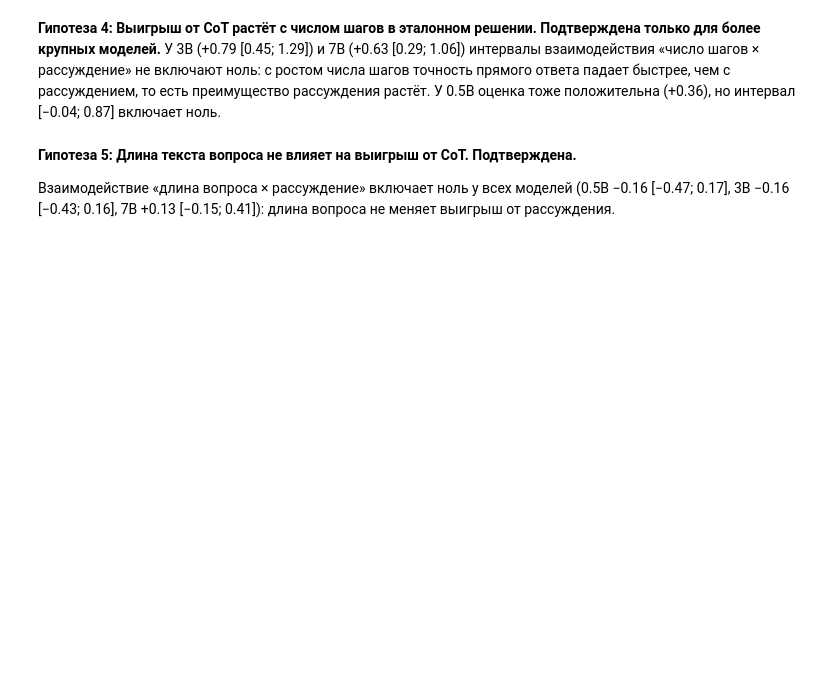
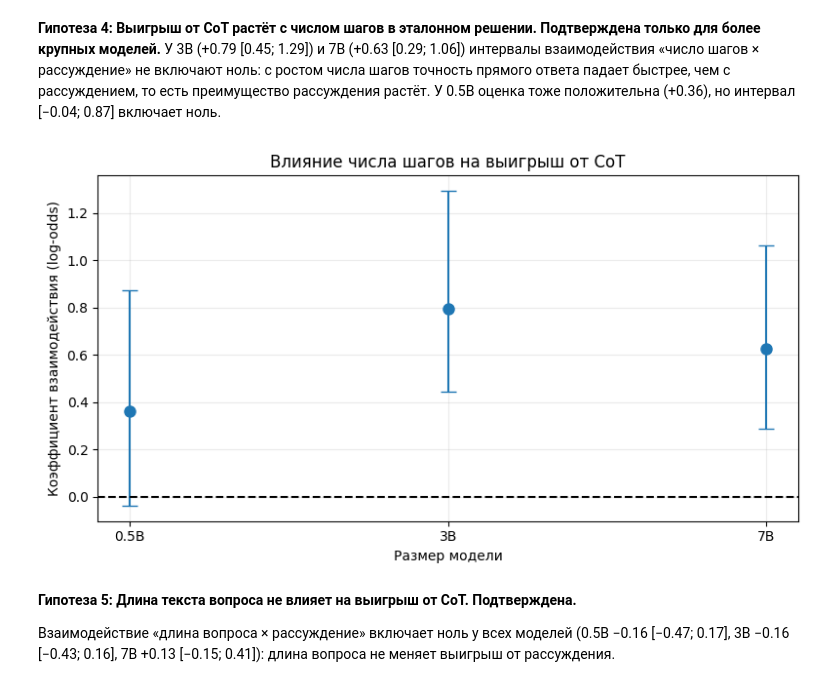
Before and after one commit to hochudomoy/Chain-of-thought, a Jupyter notebook: notebooks/analysis.ipynb, the cells around one changed output. Cells and saved outputs as stored; diff of their text form; code cells hidden in the pictures; blank space fills up the shorter version.

```diff
--- a/notebooks/analysis.ipynb
+++ b/notebooks/analysis.ipynb
@@ -511,9 +570,46 @@ pd.DataFrame(rows).round(3)
 | 12 | Qwen2.5-7B | q_len10 | -0.334 | -0.563 | -0.123 |
 | 13 | Qwen2.5-7B | steps_x_cot | 0.627 | 0.289 | 1.064 |
 | 14 | Qwen2.5-7B | qlen_x_cot | 0.129 | -0.148 | 0.412 |
+# %%
+coef_df = pd.DataFrame(rows).round(3)
 # %% [markdown]
 **Гипотеза 4: Выигрыш от CoT растёт с числом шагов в эталонном решении. Подтверждена только для более крупных моделей.**
 У 3B (+0.79 [0.45; 1.29]) и 7B (+0.63 [0.29; 1.06]) интервалы взаимодействия «число шагов × рассуждение» не включают ноль: с ростом числа шагов точность прямого ответа падает быстрее, чем с рассуждением, то есть преимущество рассуждения растёт. У 0.5B оценка тоже положительна (+0.36), но интервал [−0.04; 0.87] включает ноль.
+# %%
+def plot_interaction(term, title):
+    fig, ax = plt.subplots(figsize=(8, 4.5))
+
+    d = coef_df[coef_df["term"] == term].set_index("model").loc[models]
+
+    ax.errorbar(
+        range(3),
+        d["coef"],
+        yerr=[
+            d["coef"] - d["low"],
+            d["high"] - d["coef"]
+        ],
+        fmt="o",
+        capsize=6,
+        markersize=8
+    )
+
+    ax.axhline(0, color="black", linestyle="--")
+    ax.set_xticks(range(3))
+    ax.set_xticklabels(["0.5B", "3B", "7B"])
+    ax.set_xlabel("Размер модели")
+    ax.set_ylabel("Коэффициент взаимодействия (log-odds)")
+    ax.set_title(title)
+    ax.grid(alpha=0.25)
+
+    plt.tight_layout()
+    plt.show()
+# %%
+plot_interaction(
+    "steps_x_cot",
+    "Влияние числа шагов на выигрыш от CoT",
+)
+# %% [output]
+[figure, added]
 # %% [markdown]
 **Гипотеза 5: Длина текста вопроса не влияет на выигрыш от CoT. Подтверждена.**
 
```
Also changed, not shown: parts of 4 cells of this notebook, 1 other file.
